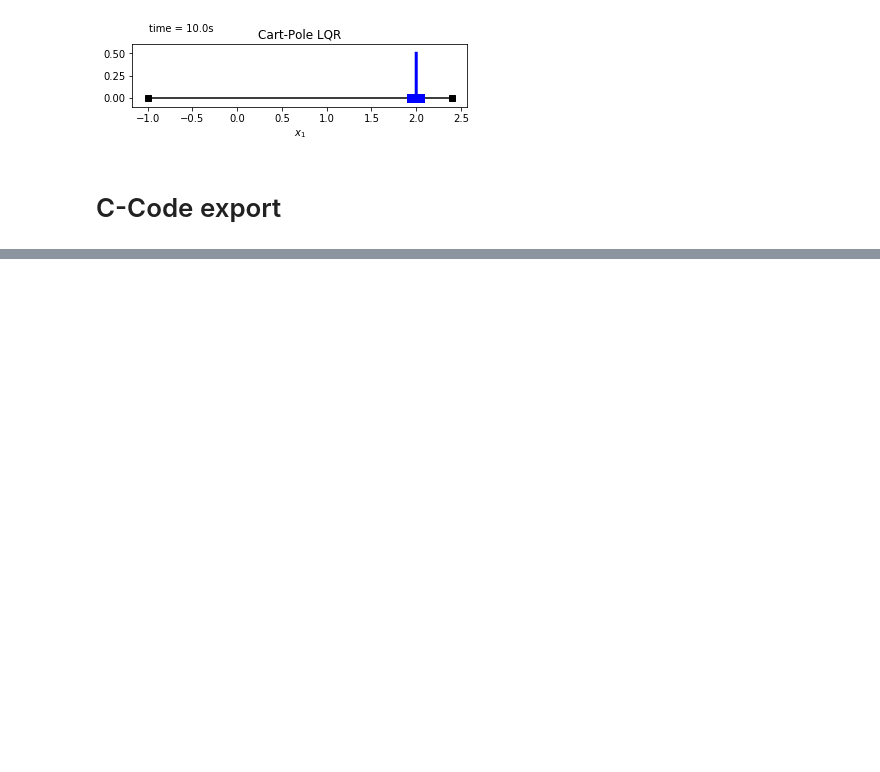
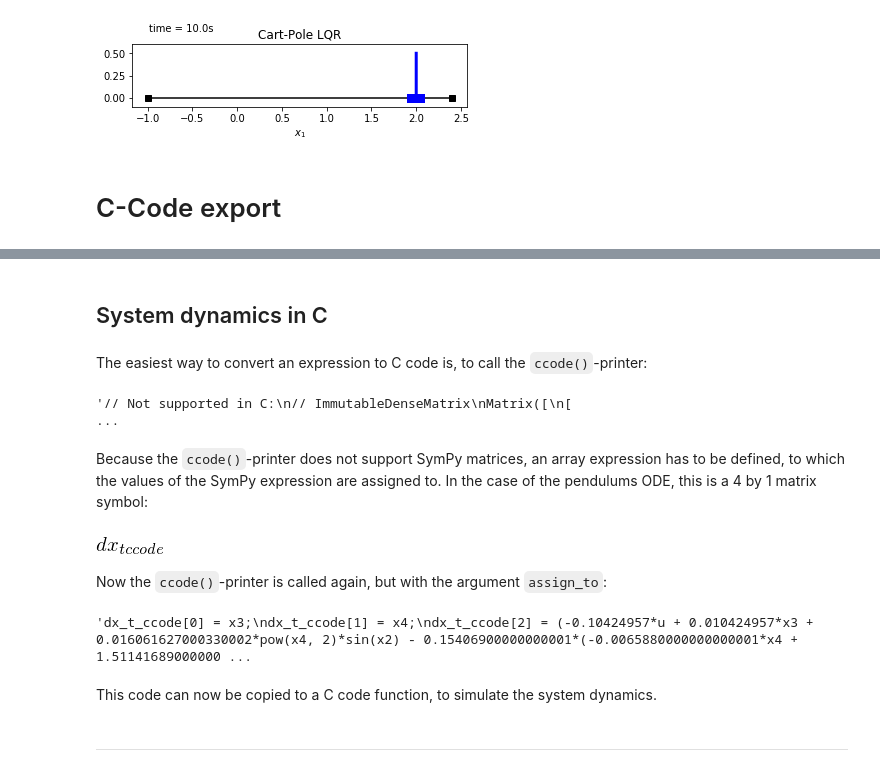
Before and after one commit to TUD-RST/pytutorials, a Jupyter notebook: 03-Jupyter-Notebook-And-SymPy/sim/01_notebook.ipynb, the cells around one changed output, grey strips where cells are left out. Cells and saved outputs as stored; diff of their text form; code cells hidden in the pictures; blank space fills up the shorter version.

```diff
--- a/03-Jupyter-Notebook-And-SymPy/sim/01_notebook.ipynb
+++ b/03-Jupyter-Notebook-And-SymPy/sim/01_notebook.ipynb
@@ -671,0 +681,26 @@ Work in Progress
+# %% [markdown]
+## System dynamics in C
+# %% [markdown]
+The easiest way to convert an expression to C code is, to call the `ccode()`-printer:
+# %%
+sp.ccode(dx_t_with_symbols)
+# %% [output]
+'// Not supported in C:\n// ImmutableDenseMatrix\nMatrix([\n[                                                                                                                                            ...
+# %% [markdown]
+Because the `ccode()`-printer does not support SymPy matrices, an array expression has to be defined, to which the values of the SymPy expression are assigned to. In the case of the pendulums ODE, this is a 4 by 1 matrix symbol:
+# %%
+dx_t_ccode = sp.MatrixSymbol('dx_t_ccode', 4, 1)
+# %%
+dx_t_ccode
+# %% [output]
+[figure, added]
+# %% [markdown]
+Now the `ccode()`-printer is called again, but with the argument `assign_to`:
+# %%
+sp.ccode(dx_t_with_symbols, assign_to=dx_t_ccode)
+# %% [output]
+'dx_t_ccode[0] = x3;\ndx_t_ccode[1] = x4;\ndx_t_ccode[2] = (-0.10424957*u + 0.010424957*x3 + 0.016061627000330002*pow(x4, 2)*sin(x2) - 0.15406900000000001*(-0.0065880000000000001*x4 + 1.51141689000000 ...
+# %% [markdown]
+This code can now be copied to a C code function, to simulate the system dynamics.
+# %% [markdown]
+___
```
Also changed, not shown: parts of 12 cells of this notebook.
